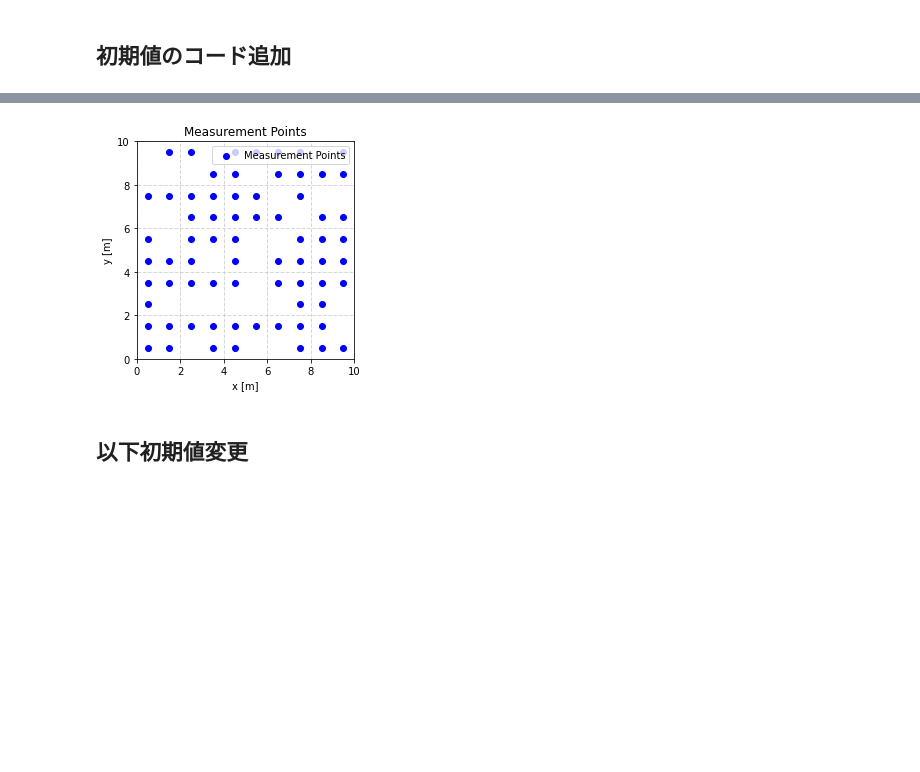
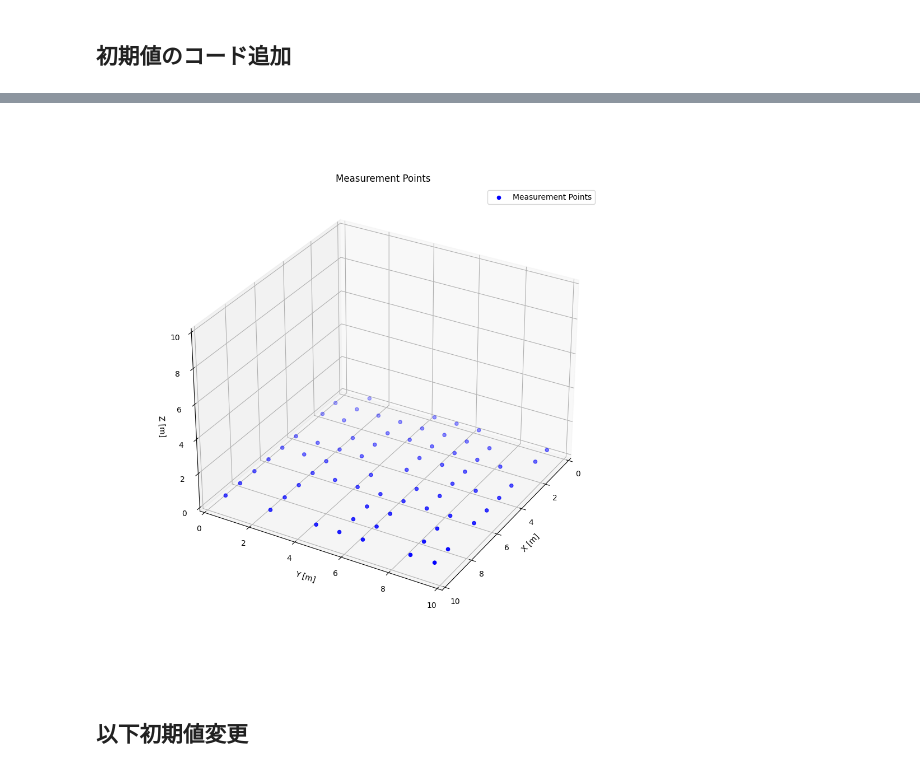
Before and after one commit to moeuu/radiation-surface-mle-estimator, a Jupyter notebook: notebook/initial.ipynb, the cells around one changed output, grey strips where cells are left out. Saved outputs shown, nothing was run; the diff lists cells and outputs as text; code cells hidden in the pictures; blank space fills up the shorter version.

```diff
--- a/notebook/initial.ipynb
+++ b/notebook/initial.ipynb
@@ -83,7 +54,7 @@ def plot_measurement_points(m_points, sources, title, x, y):
 # %%
-plot_measurement_points(m_p, source_list, "Measurement Points", x, y)
+plot_measurement_points_3d(m_p, "Measurement Points", x, y, z)
 # %% [output]
-[figure, old version]
+[figure, new version]
 # %% [markdown]
 ## 以下初期値変更
 # %%
```
Also changed, not shown: parts of 15 cells of this notebook, 10 other files.
